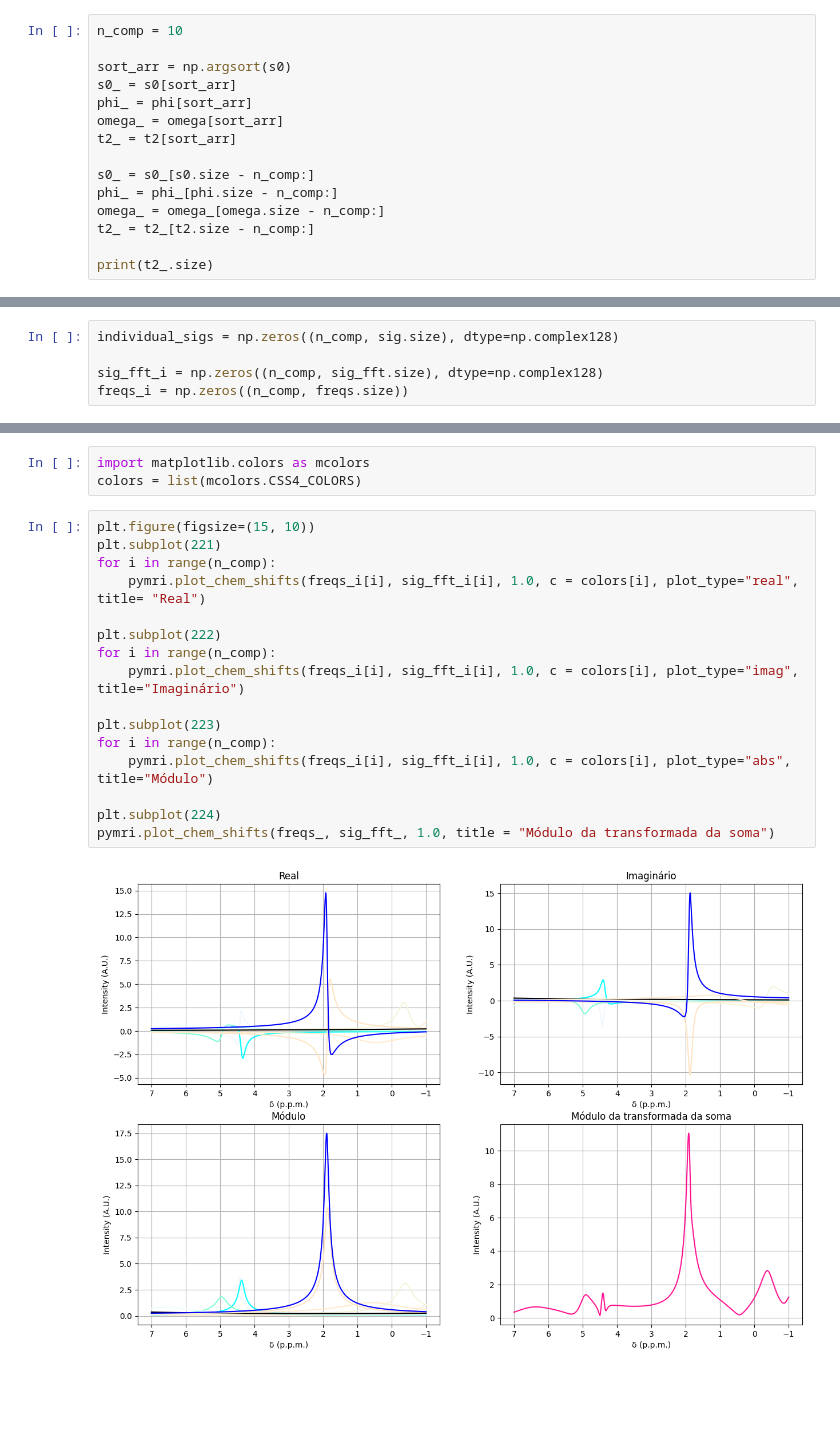
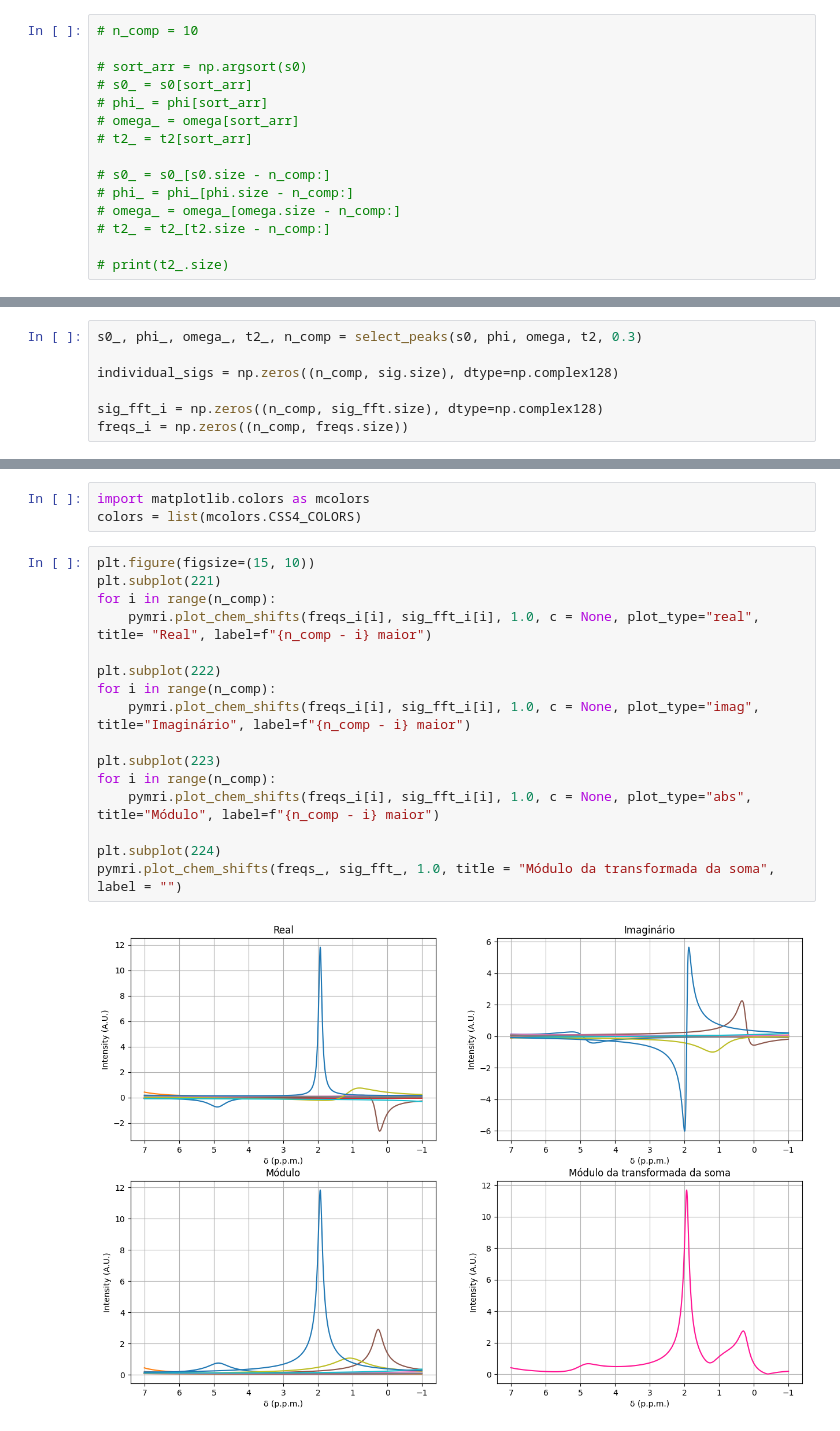
Before and after one commit to JoaoDell/MRI-study, a Jupyter notebook: examples/MPM/spec_components.ipynb, the cells around one changed output, grey strips where cells are left out. Cells and saved outputs as stored; diff of their text form; blank space fills up the shorter version.

```diff
--- a/examples/MPM/spec_components.ipynb
+++ b/examples/MPM/spec_components.ipynb
@@ -45,17 +45,17 @@ reconstructed_sig, z, r = pymri.filter_sig(c_sig, L, noise_threshold, return_pol
 s0, phi, omega, alpha = pymri.calculate_variables_from_z_and_r(z, r, dt)
 t2 = 1/alpha
 # %%
-n_comp = 10
+# n_comp = 10
 
-sort_arr = np.argsort(s0)
-s0_ = s0[sort_arr]
-phi_ = phi[sort_arr]
-omega_ = omega[sort_arr]
-t2_ = t2[sort_arr]
+# sort_arr = np.argsort(s0)
+# s0_ = s0[sort_arr]
+# phi_ = phi[sort_arr]
+# omega_ = omega[sort_arr]
+# t2_ = t2[sort_arr]
 
-s0_ = s0_[s0.size - n_comp:]
-phi_ = phi_[phi.size - n_comp:]
-omega_ = omega_[omega.size - n_comp:]
-t2_ = t2_[t2.size - n_comp:]
+# s0_ = s0_[s0.size - n_comp:]
+# phi_ = phi_[phi.size - n_comp:]
+# omega_ = omega_[omega.size - n_comp:]
+# t2_ = t2_[t2.size - n_comp:]
 
-print(t2_.size)
+# print(t2_.size)
@@ -64,4 +101,6 @@ print(t2_.size)
 # %%
+s0_, phi_, omega_, t2_, n_comp = select_peaks(s0, phi, omega, t2, 0.3)
+
 individual_sigs = np.zeros((n_comp, sig.size), dtype=np.complex128)
 
 sig_fft_i = np.zeros((n_comp, sig_fft.size), dtype=np.complex128)
@@ -80,18 +119,18 @@ colors = list(mcolors.CSS4_COLORS)
 # %%
 plt.figure(figsize=(15, 10))
 plt.subplot(221)
 for i in range(n_comp):
-    pymri.plot_chem_shifts(freqs_i[i], sig_fft_i[i], 1.0, c = colors[i], plot_type="real", title= "Real")
+    pymri.plot_chem_shifts(freqs_i[i], sig_fft_i[i], 1.0, c = None, plot_type="real", title= "Real", label=f"{n_comp - i} maior")
 
 plt.subplot(222)
 for i in range(n_comp):
-    pymri.plot_chem_shifts(freqs_i[i], sig_fft_i[i], 1.0, c = colors[i], plot_type="imag", title="Imaginário")
+    pymri.plot_chem_shifts(freqs_i[i], sig_fft_i[i], 1.0, c = None, plot_type="imag", title="Imaginário", label=f"{n_comp - i} maior")
 
 plt.subplot(223)
 for i in range(n_comp):
-    pymri.plot_chem_shifts(freqs_i[i], sig_fft_i[i], 1.0, c = colors[i], plot_type="abs", title="Módulo")
+    pymri.plot_chem_shifts(freqs_i[i], sig_fft_i[i], 1.0, c = None, plot_type="abs", title="Módulo", label=f"{n_comp - i} maior")
 
 plt.subplot(224)
-pymri.plot_chem_shifts(freqs_, sig_fft_, 1.0, title = "Módulo da transformada da soma")
+pymri.plot_chem_shifts(freqs_, sig_fft_, 1.0, title = "Módulo da transformada da soma", label = "")
 # %% [output]
-[figure, old version]
+[figure, new version]
```
Also changed, not shown: parts of 14 cells of this notebook, 18 other files.
